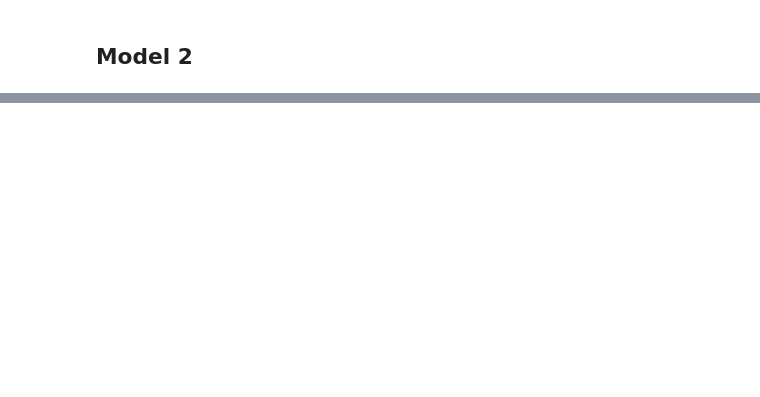
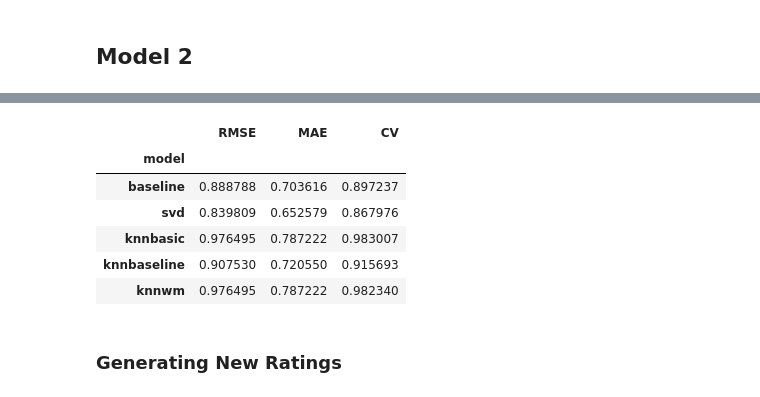
Before and after one commit to adinas94/Spotify_Recommendation_System, a Jupyter notebook: Rec System.ipynb, the cells around one changed output, grey strips where cells are left out. Saved outputs shown, nothing was run; the diff lists cells and outputs as text; code cells hidden in the pictures; blank space fills up the shorter version.

```diff
--- a/Rec System.ipynb
+++ b/Rec System.ipynb
@@ -214,0 +436,3 @@ np.mean(cv_svd_tuned['test_rmse'])
+# %%
+#Perform 3-Fold cross validation on KNNWithMeans model
+cv_knn_wm = cross_validate(knnwm_tuned, data, measures=['RMSE', 'MAE'], cv=3, verbose=True)
@@ -214,0 +460,7 @@ np.mean(cv_svd_tuned['test_rmse'])
+# %%
+#Create a dictionary for each models' results
+baselineresult = {'model': 'baseline','RMSE': accuracy.rmse(baselinepreds), 'MAE': accuracy.mae(baselinepreds), 'CV': np.mean(cv_baseline['test_rmse'])}
+svdresult = {'model':'svd', 'RMSE': accuracy.rmse(svdpreds), 'MAE': accuracy.mae(svdpreds), 'CV': np.mean(cv_svd_tuned['test_rmse'])}
+knnbasicresult = {'model':'knnbasic','RMSE': accuracy.rmse(knnbpreds), 'MAE': accuracy.mae(knnbpreds), 'CV': np.mean(cv_knn_basic['test_rmse'])}
+knnbaselineresult = {'model':'knnbaseline','RMSE': accuracy.rmse(knnbaselinepreds), 'MAE': accuracy.mae(knnbaselinepreds), 'CV': np.mean(cv_knn_baseline['test_rmse'])}
+knnwmresult = {'model':'knnwm','RMSE': accuracy.rmse(knnwmpreds), 'MAE': accuracy.mae(knnwmpreds), 'CV': np.mean(cv_knn_wm['test_rmse'])}
@@ -214,0 +478,20 @@ np.mean(cv_svd_tuned['test_rmse'])
+# %%
+#Combine all the results into a list
+result_list = [baselineresult, svdresult, knnbasicresult, knnbaselineresult, knnwmresult]
+# %%
+#Transform the results lists into a DataFrame
+df_results_updated = pd.DataFrame.from_dict(result_list, orient='columns')
+df_results_updated = df_results_updated.set_index('model')
+# %%
+#Display the results for all of the models
+df_results_updated
+# %% [output]
+|  | RMSE | MAE | CV |
+| model |  |  |  |
+| baseline | 0.888788 | 0.703616 | 0.897237 |
+| svd | 0.839809 | 0.652579 | 0.867976 |
+| knnbasic | 0.976495 | 0.787222 | 0.983007 |
+| knnbaseline | 0.907530 | 0.720550 | 0.915693 |
+| knnwm | 0.976495 | 0.787222 | 0.982340 |
+# %% [markdown]
+### Generating New Ratings
```
Also changed, not shown: parts of 45 cells of this notebook, 4 other files.
